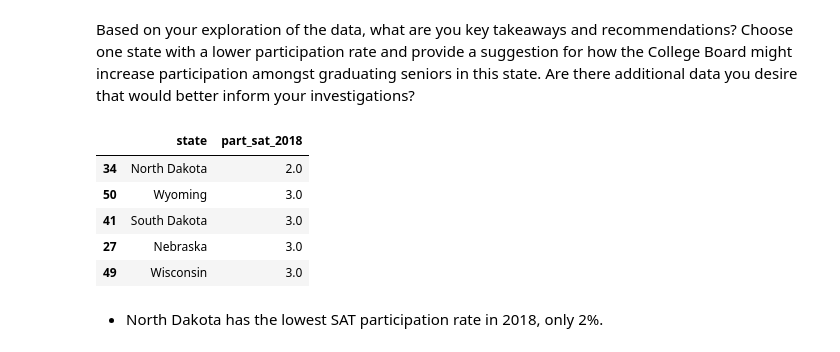
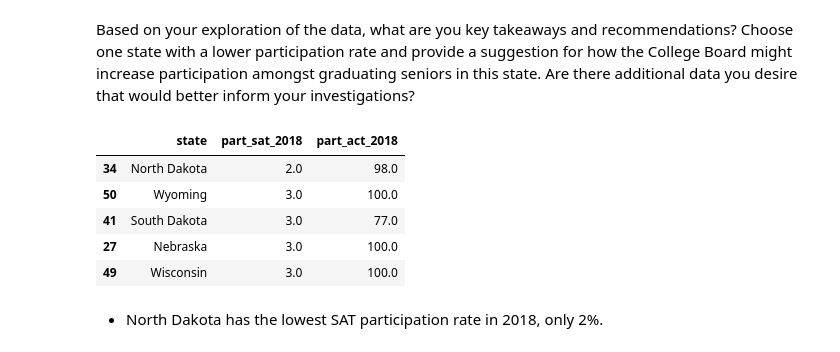
Before and after one commit to jayteasg/dsiprojects, a Jupyter notebook: deliverables/Project 1_ SAT & ACT Analysis.ipynb, the cells around one changed output. Drawn from its saved outputs; the diff is of its cells as text; code cells hidden in the pictures.

```diff
--- a/deliverables/Project 1_ SAT & ACT Analysis.ipynb
+++ b/deliverables/Project 1_ SAT & ACT Analysis.ipynb
@@ -1915,13 +1915,13 @@ final_combined.loc[final_combined['state']=='Florida', ['state', 'math_sat_chg',
 # %% [markdown]
 Based on your exploration of the data, what are you key takeaways and recommendations? Choose one state with a lower participation rate and provide a suggestion for how the College Board might increase participation amongst graduating seniors in this state. Are there additional data you desire that would better inform your investigations?
 # %%
-final_combined[['state','part_sat_2018']].sort_values('part_sat_2018').head()
+final_combined[['state','part_sat_2018', 'part_act_2018']].sort_values('part_sat_2018').head()
 # %% [output]
-|  | state | part_sat_2018 |
-| 34 | North Dakota | 2.0 |
-| 50 | Wyoming | 3.0 |
-| 41 | South Dakota | 3.0 |
-| 27 | Nebraska | 3.0 |
-| 49 | Wisconsin | 3.0 |
+|  | state | part_sat_2018 | part_act_2018 |
+| 34 | North Dakota | 2.0 | 98.0 |
+| 50 | Wyoming | 3.0 | 100.0 |
+| 41 | South Dakota | 3.0 | 77.0 |
+| 27 | Nebraska | 3.0 | 100.0 |
+| 49 | Wisconsin | 3.0 | 100.0 |
 # %% [markdown]
 - North Dakota has the lowest SAT participation rate in 2018, only 2%.
```
Also changed, not shown: parts of 4 cells of this notebook.
